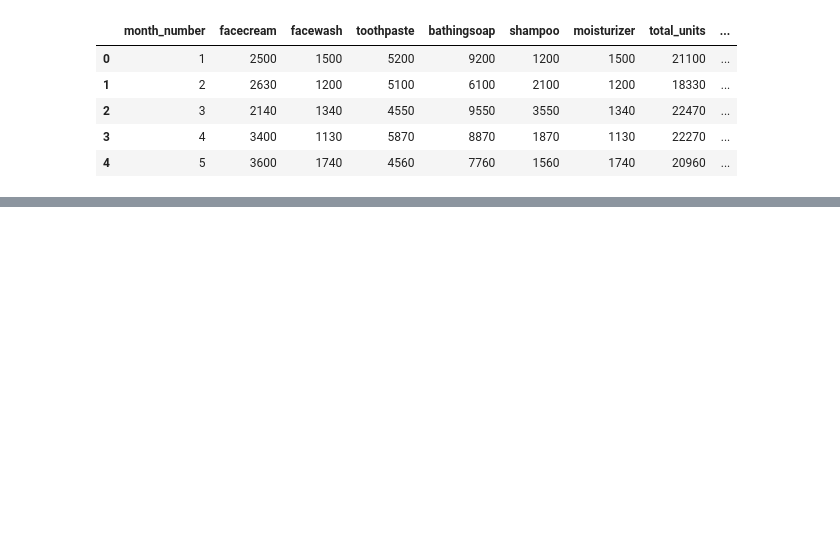
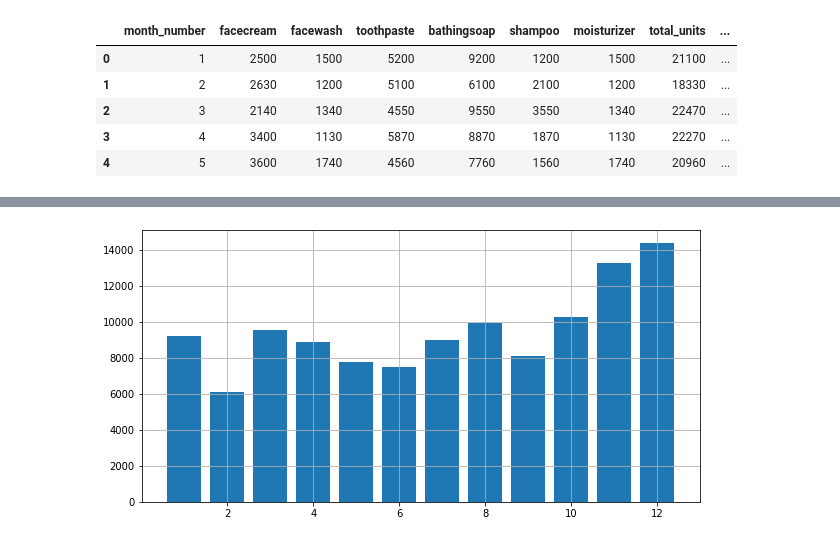
Before and after one commit to hassanoubrahim/M111-Advanced-Python-and-Database-Management, a Jupyter notebook: day01/exercises/03-matplotlib_basic_assignment.ipynb, the cells around one changed output, grey strips where cells are left out. Cells and saved outputs as stored; diff of their text form; code cells hidden in the pictures; blank space fills up the shorter version.

```diff
--- a/day01/exercises/03-matplotlib_basic_assignment.ipynb
+++ b/day01/exercises/03-matplotlib_basic_assignment.ipynb
@@ -102,6 +119,11 @@ The bar chart should display the number of units sold per month for each product
 <img src="../data/sales_data_of_bathingsoap.png" alt="sales_data_of_bathingsoap" style="width: 700px;"/>
 # %%
 # write your code here
+plt.bar(data['month_number'], data['bathingsoap'])
+plt.grid()
+plt.show()
+# %% [output]
+[figure, added]
 # %% [markdown]
 ## Exercise 7
 **Read the total profit of each month and show it using the histogram to see the most common profit ranges**
```
Also changed, not shown: parts of 13 cells of this notebook.
